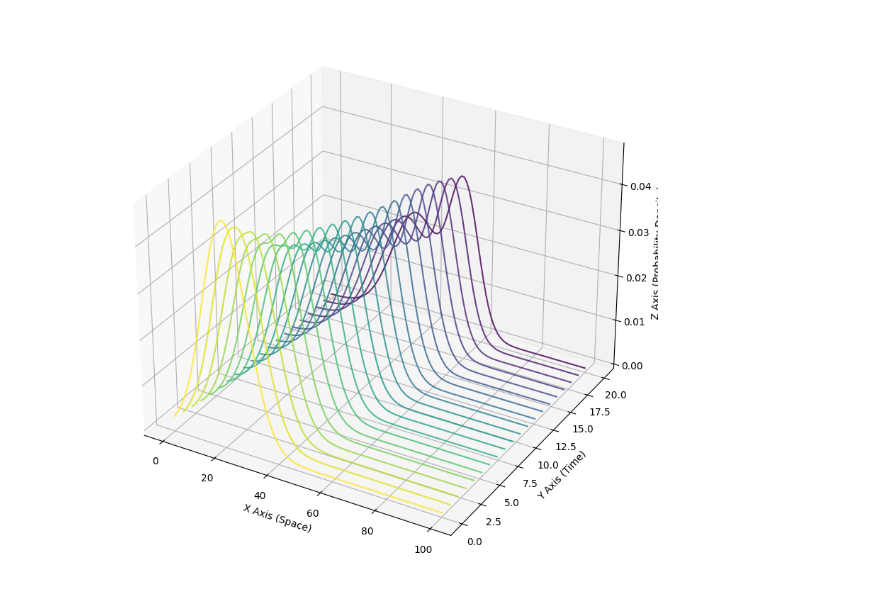
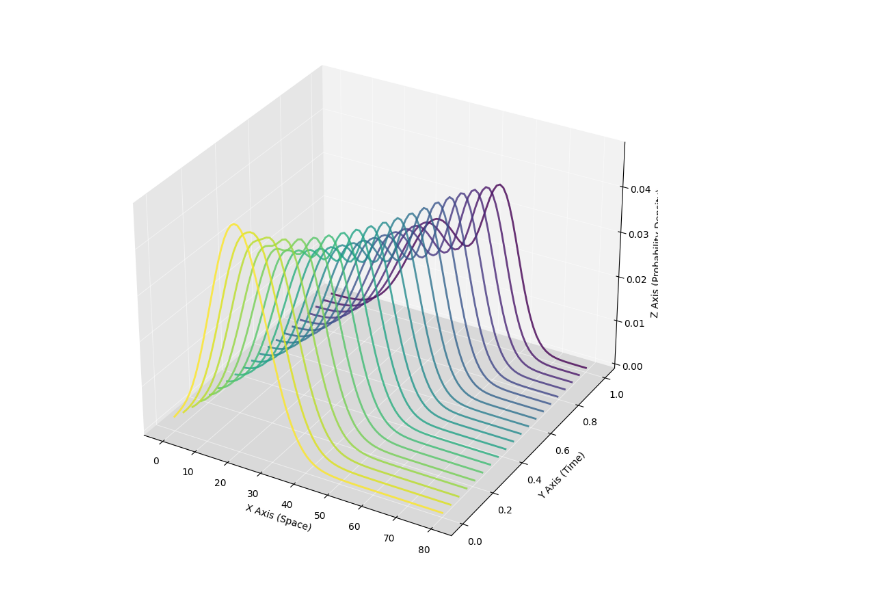
Before and after one commit to JavaZeroo/WassersteinSBP, a Jupyter notebook: SBP_by_OTbarycentre.ipynb, the cells around one changed output. Drawn from its saved outputs; the diff is of its cells as text; code cells hidden in the pictures.

```diff
--- a/SBP_by_OTbarycentre.ipynb
+++ b/SBP_by_OTbarycentre.ipynb
@@ -41,22 +43,16 @@ def barycenter_sinkhorn(marginals, cost, epsilon, weights = None, maxiter=1000,
 
     return geometricBar(weights, UKv)
 # %%
-n = 100
+n = 80
 p = 2
 x = np.linspace(1/n, 1, num=n)
 cost = np.absolute(x - np.expand_dims(x, axis=1))
 cost = np.power(cost, p)
 
-# x = np.arange(n, dtype=np.float64)
-# cost = ot.utils.dist0(n)
-# cost /= cost.max()
 
 p1 = ot.datasets.get_1D_gauss(n,20,8)#0.55 * ot.datasets.get_1D_gauss(n,20,8) + 0.45 * ot.datasets.get_1D_gauss(n,70,9)
 p2 = 0.55 * ot.datasets.get_1D_gauss(n,35,9) + 0.45 * ot.datasets.get_1D_gauss(n,55,5)
 
-# p1 = ot.datasets.get_1D_gauss(n, 35, 10)  # + 0.45 * ot.datasets.get_1D_gauss(n,80,9)
-# p2 = ot.datasets.get_1D_gauss(n, 5, 10)
-# creating matrix A containing all distributions
 marginals = np.vstack((p1, p2)).T
 n_distributions = marginals.shape[1]
 
@@ -70,16 +66,5 @@ def calculate_n_barycenter_sinkhorn(marginals, cost, epsilon, maxiter, num_timep
         barycenter1 = barycenter_sinkhorn(marginals, cost, epsilon=epsilon, weights=weights, maxiter=maxiter)
         ret.append(barycenter1.reshape(1, -1))
     return np.concatenate(ret, axis=0)
-        # plt.figure(time_idx)
-        # plt.clf()
-        # plt.subplot(2, 1, 1)
-        # for i in range(n_distributions):
-        #     plt.plot(x, marginals[:, i])
-        # plt.title('Two Marginal Distributions')
 
-        # plt.subplot(2, 1, 2)
-        # plt.plot(x, barycenter1, 'r', label='Sinkhorn')
-        # plt.title(' time = '+str(alpha))
-        # plt.tight_layout()
-        # plt.show()
 barycenter_ret = calculate_n_barycenter_sinkhorn(marginals, cost, 0.001, maxiter=1000, num_timepoints=20)
@@ -98,36 +78,50 @@ def plot_precomputed_pdf(pdf_values, x_range=None, time_range=None):
     :param time_range: 元组，表示时间的范围 (start, end)。
     """
     # 验证输入数组的形状
     n_times, num_points = pdf_values.shape
 
     # 创建空间变量和时间点
     times = np.linspace(0, n_times, n_times) if time_range is None else np.linspace(time_range[0], time_range[1], n_times)
     x =  np.linspace(0, num_points, num_points) if x_range is None else np.linspace(x_range[0], x_range[1], num_points)
 
     # 创建三维图形
-    fig = plt.figure(figsize=(10,10))
-    ax = fig.add_subplot(111, projection='3d')
+    fig = plt.figure(figsize=(10,8))
+    ax = plt.axes(projection='3d')
 
     # 用不同的颜色表示不同的时间
     colors = plt.cm.viridis(np.linspace(0, 1, n_times))
 
     # 绘制每个时间点的概率密度函数
     for t, y, c in zip(times[::-1], pdf_values[::-1], colors):
-        ax.plot(x, y, zs=t, zdir='y', color=c, alpha=0.8)
+        ax.plot(x, y, zs=t, zdir='y', color=c, alpha=0.8, linewidth=2)
 
     # 设置坐标轴标签
     ax.set_xlabel('X Axis (Space)')
     ax.set_ylabel('Y Axis (Time)')
     ax.set_zlabel('Z Axis (Probability Density)')
 
     # 设置刻度字体大小
     ax.tick_params(axis='x', labelsize=10)
     ax.tick_params(axis='y', labelsize=10)
     ax.tick_params(axis='z', labelsize=10)
 
+    # make grid alpha=0.5
+    ax.xaxis._axinfo["grid"]['color'] =  (1,1,1,0.5)
+    ax.yaxis._axinfo["grid"]['color'] =  (1,1,1,0.5)
+    ax.zaxis._axinfo["grid"]['color'] =  (1,1,1,0.5)
+
+    ax.xaxis.set_pane_color((0.9, 0.9, 0.9, 1.0))
+    ax.yaxis.set_pane_color((0.95, 0.95, 0.95, 1.0))
+    ax.zaxis.set_pane_color((0.85, 0.85, 0.85, 1.0))
+
+
+
+    fig.subplots_adjust(left=0.05, right=0.95, bottom=0., top=1)
+
     # 显示图形
-    plt.show()
+    fig.show()
+    fig.savefig("output/barycenter_ret.pdf")
 
-plot_precomputed_pdf(barycenter_ret)
+plot_precomputed_pdf(barycenter_ret, time_range=(0,1))
 # %% [output]
-[figure, old version]
+[figure, new version]
```
Also changed, not shown: parts of 5 cells of this notebook, 1 other file.
